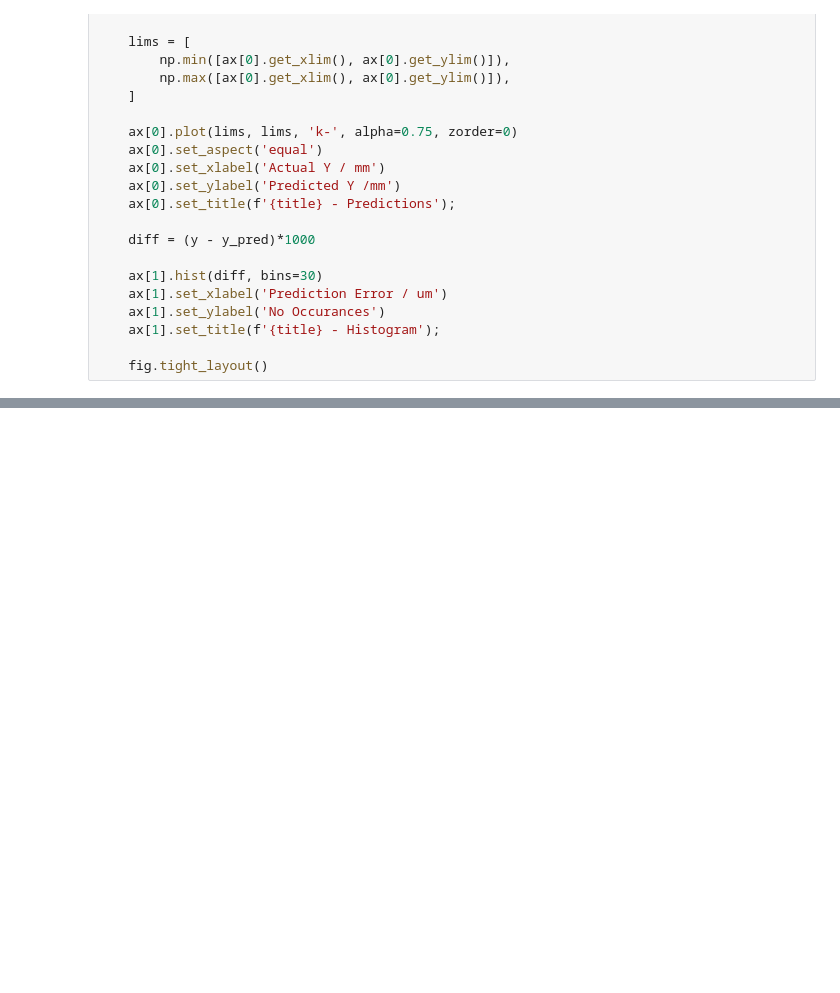
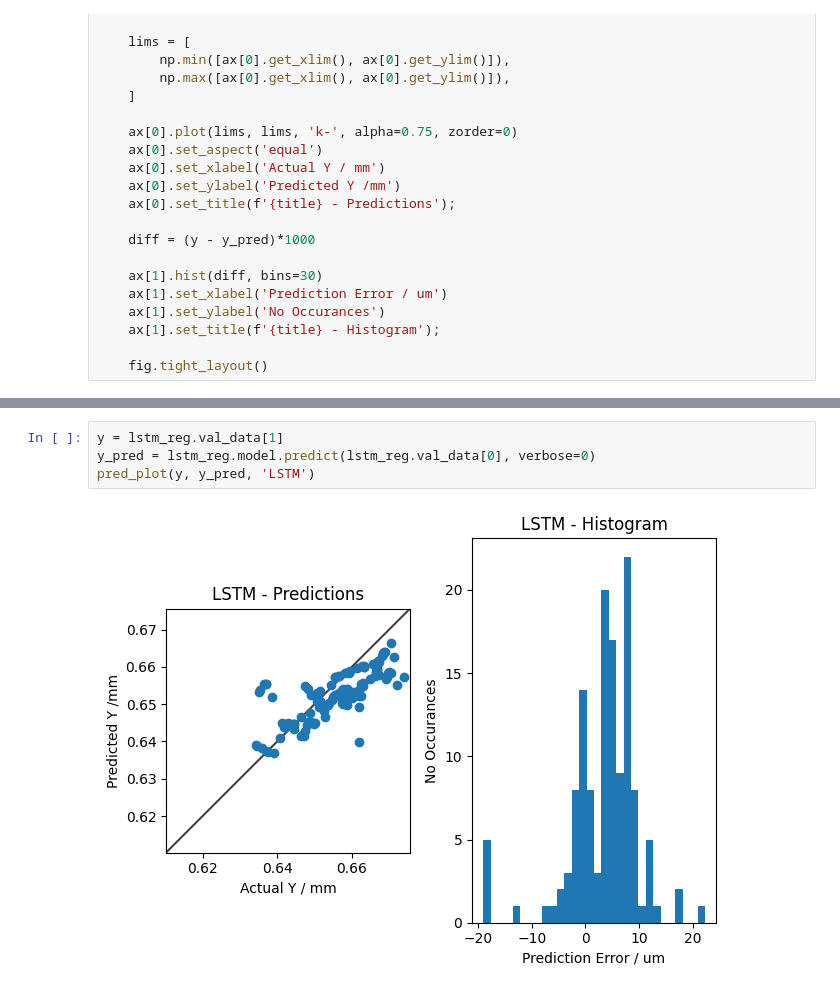
Before and after one commit to TomJessel/PhD-DCB_Grinding, a Jupyter notebook: ml_testing.ipynb, the cells around one changed output, grey strips where cells are left out. Cells and saved outputs as stored; diff of their text form; blank space fills up the shorter version.

```diff
--- a/ml_testing.ipynb
+++ b/ml_testing.ipynb
@@ -175,0 +250,6 @@ pred_plot(y, y_pred, 'MLP_WIN')
+# %%
+y = lstm_reg.val_data[1]
+y_pred = lstm_reg.model.predict(lstm_reg.val_data[0], verbose=0)
+pred_plot(y, y_pred, 'LSTM')
+# %% [output]
+[figure, added]
```
Also changed, not shown: parts of 10 cells of this notebook.
